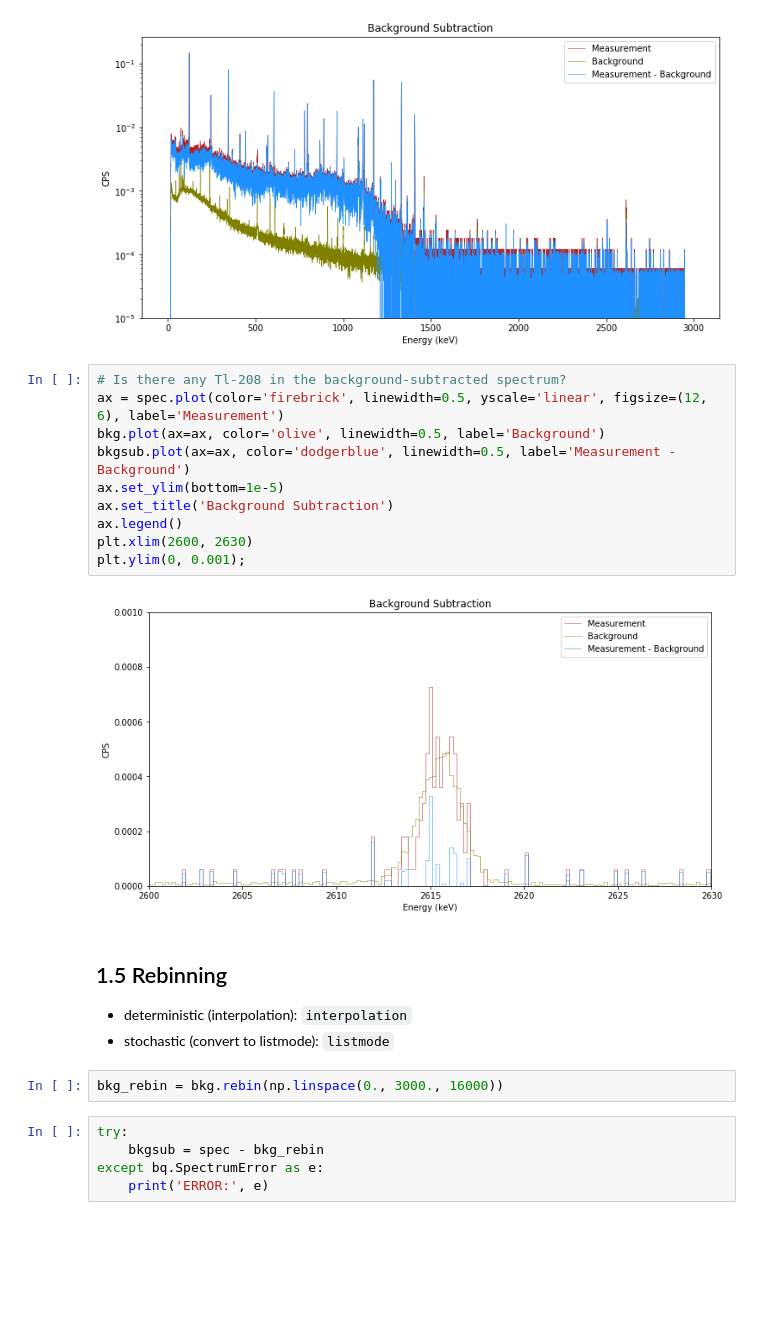
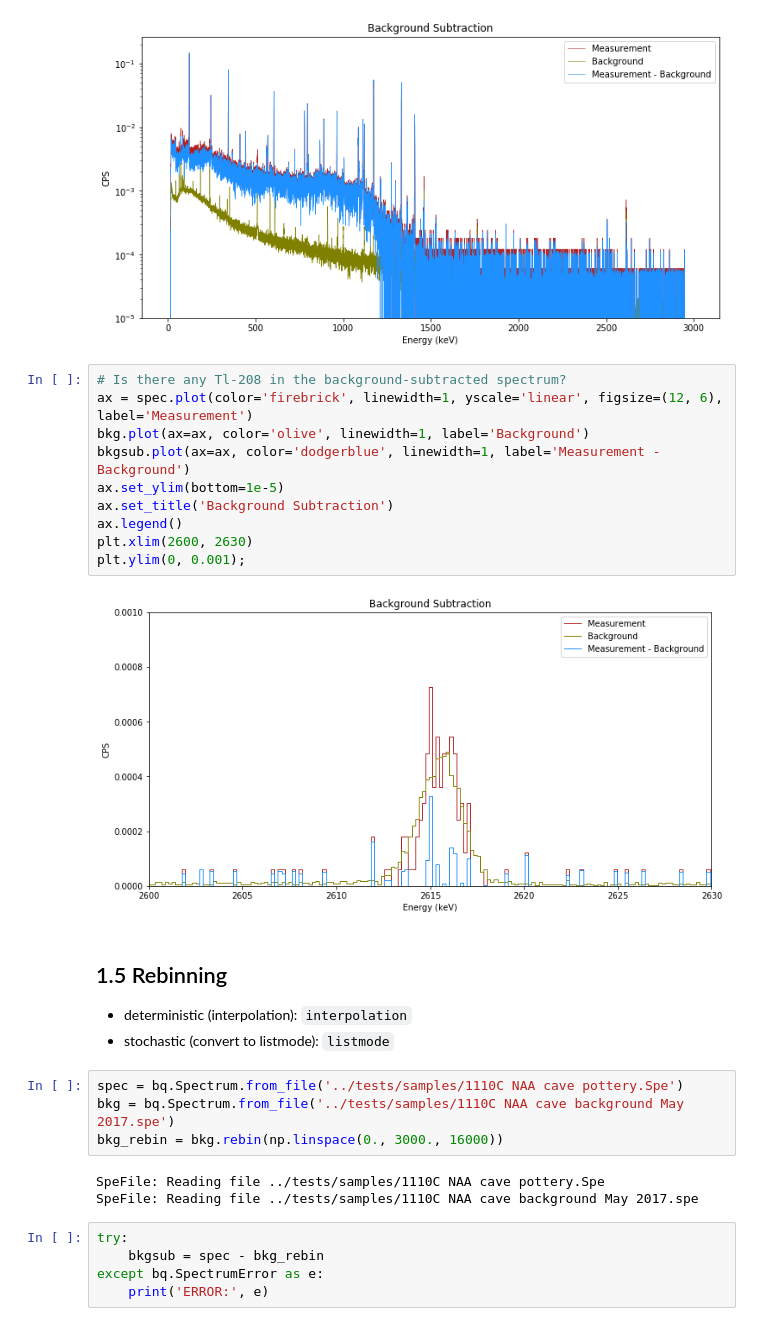
Before and after one commit to lbl-anp/becquerel, a Jupyter notebook: examples/quickstart.ipynb, the cells around one changed output. Cells and saved outputs as stored; diff of their text form; blank space fills up the shorter version.

```diff
--- a/examples/quickstart.ipynb
+++ b/examples/quickstart.ipynb
@@ -285,23 +268,28 @@ ax.legend()
 [figure]
 # %%
 # Is there any Tl-208 in the background-subtracted spectrum?
-ax = spec.plot(color='firebrick', linewidth=0.5, yscale='linear', figsize=(12, 6), label='Measurement')
-bkg.plot(ax=ax, color='olive', linewidth=0.5, label='Background')
-bkgsub.plot(ax=ax, color='dodgerblue', linewidth=0.5, label='Measurement - Background')
+ax = spec.plot(color='firebrick', linewidth=1, yscale='linear', figsize=(12, 6), label='Measurement')
+bkg.plot(ax=ax, color='olive', linewidth=1, label='Background')
+bkgsub.plot(ax=ax, color='dodgerblue', linewidth=1, label='Measurement - Background')
 ax.set_ylim(bottom=1e-5)
 ax.set_title('Background Subtraction')
 ax.legend()
 plt.xlim(2600, 2630)
 plt.ylim(0, 0.001);
 # %% [output]
-[figure, old version]
+[figure, new version]
 # %% [markdown]
 ## 1.5 Rebinning
 
 - deterministic (interpolation): `interpolation`
 - stochastic (convert to listmode): `listmode`
-# %%
-bkg_rebin = bkg.rebin(np.linspace(0., 3000., 16000))
+# %%
+spec = bq.Spectrum.from_file('../tests/samples/1110C NAA cave pottery.Spe')
+bkg = bq.Spectrum.from_file('../tests/samples/1110C NAA cave background May 2017.spe')
+bkg_rebin = bkg.rebin(np.linspace(0., 3000., 16000))
+# %% [output]
+SpeFile: Reading file ../tests/samples/1110C NAA cave pottery.Spe
+SpeFile: Reading file ../tests/samples/1110C NAA cave background May 2017.spe
 # %%
 try:
     bkgsub = spec - bkg_rebin
```
Also changed, not shown: parts of 40 cells of this notebook.
